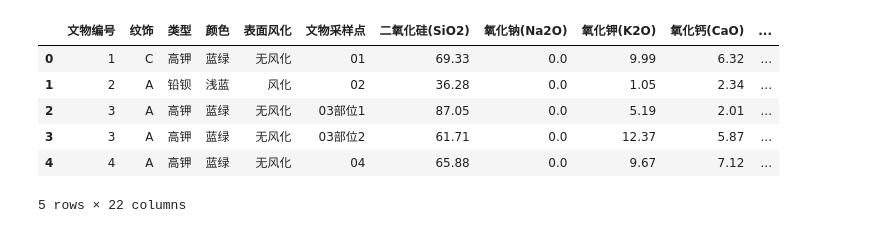
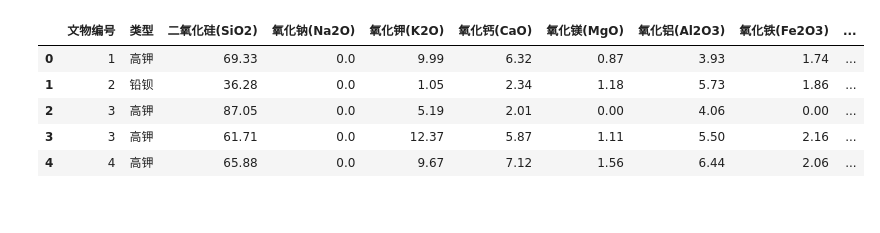
Before and after one commit to XingA02/CUMCM-2022C, a Jupyter notebook: 1_3_奇妙的预测.ipynb, the cells around one changed output. Saved outputs shown, nothing was run; the diff lists cells and outputs as text; code cells hidden in the pictures.

```diff
--- a/1_3_奇妙的预测.ipynb
+++ b/1_3_奇妙的预测.ipynb
@@ -13,12 +13,12 @@ plt.rcParams['font.size'] = 12
 plt.rcParams['axes.unicode_minus'] = False
 # %%
 df = pd.read_excel('中间数据集\\表1与表2拼接后的数据集.xlsx')
+df = df.drop(['纹饰', '采样位置', '颜色', '表面风化'],axis=1)
 df.head()
 # %% [output]
-|  | 文物编号 | 纹饰 | 类型 | 颜色 | 表面风化 | 文物采样点 | 二氧化硅(SiO2) | 氧化钠(Na2O) | 氧化钾(K2O) | 氧化钙(CaO) | ... |
-| 0 | 1 | C | 高钾 | 蓝绿 | 无风化 | 01 | 69.33 | 0.0 | 9.99 | 6.32 | ... |
-| 1 | 2 | A | 铅钡 | 浅蓝 | 风化 | 02 | 36.28 | 0.0 | 1.05 | 2.34 | ... |
-| 2 | 3 | A | 高钾 | 蓝绿 | 无风化 | 03部位1 | 87.05 | 0.0 | 5.19 | 2.01 | ... |
-| 3 | 3 | A | 高钾 | 蓝绿 | 无风化 | 03部位2 | 61.71 | 0.0 | 12.37 | 5.87 | ... |
-| 4 | 4 | A | 高钾 | 蓝绿 | 无风化 | 04 | 65.88 | 0.0 | 9.67 | 7.12 | ... |
+|  | 文物编号 | 类型 | 二氧化硅(SiO2) | 氧化钠(Na2O) | 氧化钾(K2O) | 氧化钙(CaO) | 氧化镁(MgO) | 氧化铝(Al2O3) | 氧化铁(Fe2O3) | ... |
+| 0 | 1 | 高钾 | 69.33 | 0.0 | 9.99 | 6.32 | 0.87 | 3.93 | 1.74 | ... |
+| 1 | 2 | 铅钡 | 36.28 | 0.0 | 1.05 | 2.34 | 1.18 | 5.73 | 1.86 | ... |
+| 2 | 3 | 高钾 | 87.05 | 0.0 | 5.19 | 2.01 | 0.00 | 4.06 | 0.00 | ... |
+| 3 | 3 | 高钾 | 61.71 | 0.0 | 12.37 | 5.87 | 1.11 | 5.50 | 2.16 | ... |
+| 4 | 4 | 高钾 | 65.88 | 0.0 | 9.67 | 7.12 | 1.56 | 6.44 | 2.06 | ... |
-5 rows × 22 columns
```
Also changed, not shown: parts of 9 cells of this notebook, 30 other files.
